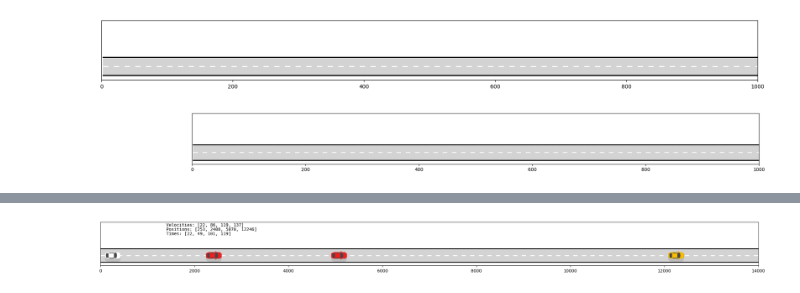
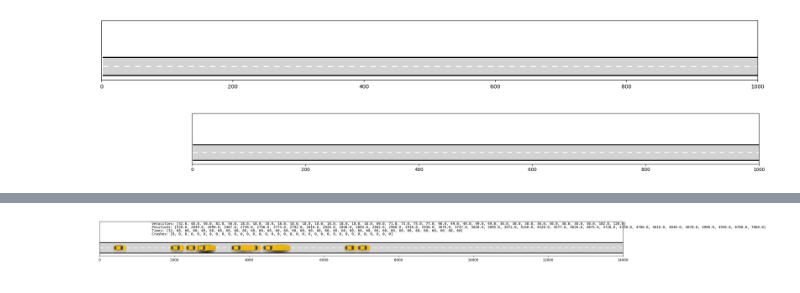
Before and after one commit to IgnacioPardo/simulacion_Gral_Paz, a Jupyter notebook: src/notebook.ipynb, the cells around one changed output, grey strips where cells are left out. Saved outputs shown, nothing was run; the diff lists cells and outputs as text; code cells hidden in the pictures.

```diff
--- a/src/notebook.ipynb
+++ b/src/notebook.ipynb
@@ -131,9 +131,20 @@ class Car:
 
         self.t = 0
 
+        # Internally, we use SI units
+        # Position in meters
+        # Velocity in m/s
+        # Acceleration is in m/s^2
+
+        # Externally, we use km/h for velocity
+        # But we convert it to m/s internally
+
         self.x = x
-        self.v = v
+
+        self.v = v / 3.6
+
         self.vmax = vmax
+
         self.a = a
         self.length = l
 
@@ -165,6 +176,9 @@ class Car:
             if self.distance_to_back_car() <= 0:
                 print("Rear end!")
                 self.crashed = True
+
+    def collides(self):
+        return self.crashed
 
     def accelerate(self):
         if self.v < self.vmax:
@@ -412,7 +426,7 @@ def rotate_bound(image, angle):
     # perform the actual rotation and return the image
     return cv2.warpAffine(image, M, (nW, nH), borderValue=(255,255,255))
 # %%
-car_colors = ['car_r', 'car_y', 'car_b', 'car_k', 'car_w']
+car_colors = ['car_y', 'car_b', 'car_k', 'car_w']
 # %%
 fig, ax = plt.subplots(figsize=(22, 2))
 
@@ -478,15 +492,15 @@ plt.show()
 # %%
 agp = Highway(length = 14 * 1000)
 
-agp.add_car(Car(x=0  , v=0, vmax=120, a=14, l=5, tr=1, vd=120, fc=None, bc=None, will_measure=True))
-agp.add_car(Car(x=100, v=0, vmax=100, a=3, l=5, tr=1, vd=120, fc=None, bc=None, will_measure=True))
-agp.add_car(Car(x=200, v=0, vmax=110, a=4, l=5, tr=1, vd=120, fc=None, bc=None, will_measure=True))
-agp.add_car(Car(x=300, v=0, vmax=150, a=3, l=5, tr=1, vd=120, fc=None, bc=None, will_measure=True))
-agp.add_car(Car(x=400, v=0, vmax=200, a=100, l=5, tr=1, vd=1000, fc=None, bc=None, will_measure=True))
+agp.add_car(Car(x=0  , v=0, vmax=120, a=2, l=5, tr=1, vd=120, fc=None, bc=None, will_measure=True))
+agp.add_car(Car(x=100, v=0, vmax=100, a=2, l=5, tr=1, vd=120, fc=None, bc=None, will_measure=True))
+agp.add_car(Car(x=200, v=0, vmax=110, a=2, l=5, tr=1, vd=120, fc=None, bc=None, will_measure=True))
+agp.add_car(Car(x=300, v=0, vmax=150, a=2, l=5, tr=1, vd=120, fc=None, bc=None, will_measure=True))
+agp.add_car(Car(x=400, v=0, vmax=200, a=2, l=5, tr=1, vd=1000, fc=None, bc=None, will_measure=True))
 
 # Add more cars
 for i in range(30):
-    agp.add_car(Car(x=500 + i*100, v=0, vmax=120 + i*2, a=5, l=5, tr=1, vd=120, fc=None, bc=None, will_measure=True))
+    agp.add_car(Car(x=500 + i*100, v=0, vmax=120 + i*2, a=2, l=5, tr=1, vd=120, fc=None, bc=None, will_measure=True))
 
 fig, ax = plt.subplots(figsize=(22, 2))
 
@@ -525,6 +539,8 @@ def init():
     return []
 
 def update(frame):
+    # Once per frame
+    # One frame is one second
 
     # Delete previous rendered cars
     for artist in ax.artists:
@@ -546,7 +562,7 @@ def update(frame):
             Car(x=None, v=0,
             #vmax=2,
             vmax=int(np.random.normal(120, 10)),
-            a=int(np.random.normal(5, 2)),
+            a=int(np.random.normal(2, 1)),
             l=1.5, tr=1, vd=10, fc=None, bc=None, will_measure=True)
         )
 
@@ -559,20 +575,19 @@ def update(frame):
 
     for car in agp.get_cars()[::-1]:
 
-        if car.crashed:
-            ax.text(car.x, 0, "X", color="red", fontsize=20, ha="center", va="center")
-            #continue
-
         x = car.get_position()
         v = car.v
 
         car_color = car_colors[car.id % len(car_colors)]
+        #if car.crashed:
+        #    car_color = 'car_r'
         #car_im = #cv2.imread(f'assets/{car_color}.png', cv2.IMREAD_UNCHANGED)
         car_im = plt.imread(f'assets/{car_color}.png', format="png")
 
-        if v > 140:
-            angle = -20 * np.sin(2 * np.pi * frame / 100)
-            car_im = rotate_bound(car_im, angle)
+        # Drift: sacar
+        # if v > 140:
+        #   angle = -20 * np.sin(2 * np.pi * frame / 100)
+        #   car_im = rotate_bound(car_im, angle)
 
         car_oi = OffsetImage(car_im, zoom=.4)
         ab = AnnotationBbox(car_oi, (x, 0), frameon=False)
@@ -583,11 +598,15 @@ def update(frame):
     xdata = agp.get_cars_positions()
     vdata = agp.get_cars_velocities()
     tdata = agp.get_cars_times()
+    crashes = [1 if car.crashed else 0 for car in agp.get_cars()]
+    ids = [car.id for car in agp.get_cars()]
 
     # Plot car velocities and positions as text
     ax.text(0.1, 0.9, f"Velocities: {vdata}", transform=ax.transAxes)
     ax.text(0.1, 0.8, f"Positions: {xdata}", transform=ax.transAxes)
     ax.text(0.1, 0.7, f"Times: {tdata}", transform=ax.transAxes)
+    ax.text(0.1, 0.6, f"Crashes: {crashes}", transform=ax.transAxes)
+    ax.text(0.1, 0.5, f"IDs: {ids}", transform=ax.transAxes)
 
     # set font family and font size
     for txt in ax.texts:
@@ -597,14 +616,20 @@ def update(frame):
 
     return artists
 
-ani = animation.FuncAnimation(fig, update, frames=500, init_func=init, blit=True, interval=100)
+FRAMES = 500
+INTERVAL = 0
+FPS = 30
 
-# save the animation as an mp4.  This requires ffmpeg
+# Frames = 500
+# Interval (Delay between frames in milliseconds) = 0
+# FPS = 30
+# For the saved animation the duration is going to be frames * (1 / fps) (in seconds)
+# 500 * (1 / 30) = 16.666666666666668 seconds
 
-# -vcodec defines the codec to use.
-# -pix_fmt defines the pixel format.
-# yuv420p specifies the planar 4:2:0 YUV full scale. This should also work on most other platforms.
-# libx264 specifies the H.264/MPEG-4 AVC encoder.
+FRAMES = 60
+INTERVAL = 0
+FPS = 1
 
-ani.save('animation.mp4', fps=30, extra_args=['-vcodec', 'libx264', '-pix_fmt', 'yuv420p'])
+ani = animation.FuncAnimation(fig, update, frames=FRAMES, init_func=init, blit=True, interval=INTERVAL)
+ani.save('animation.mp4', fps=FPS, extra_args=['-vcodec', 'libx264', '-pix_fmt', 'yuv420p'])
 # %% [output]
@@ -628 +636 @@ Clipping input data to the valid range for imshow with RGB data ([0..1] for floa
-[figure, old version]
+[figure, new version]
```
Also changed, not shown: parts of 1 cell of this notebook, 3 other files.
